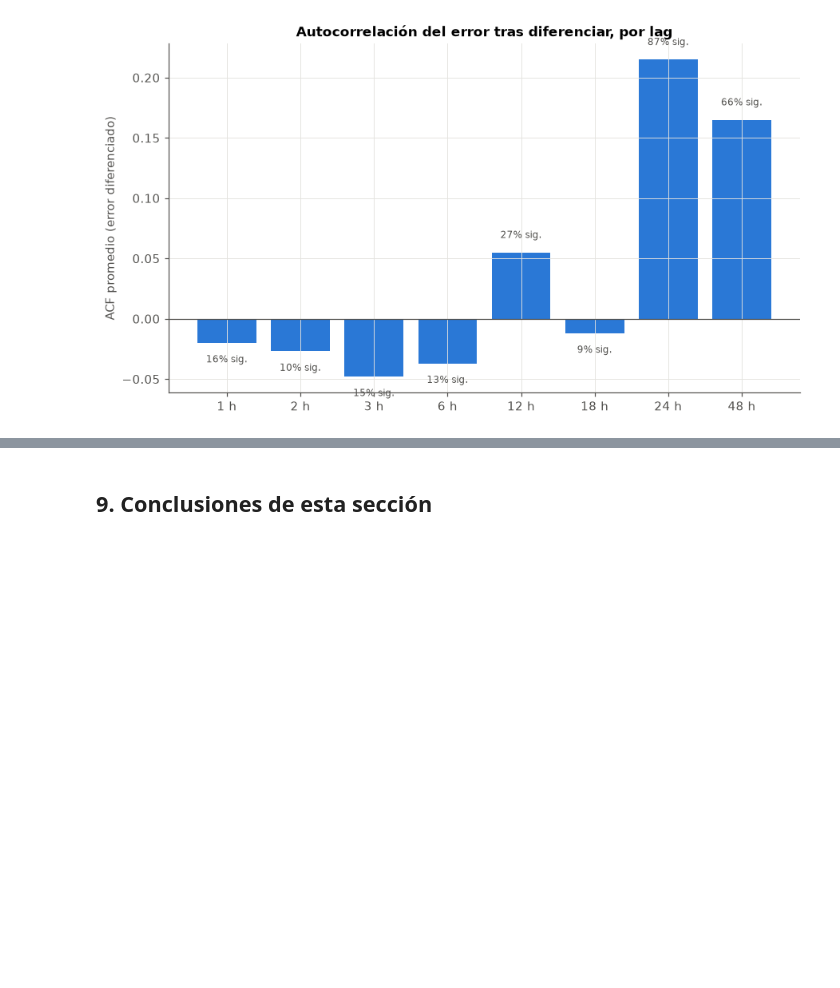
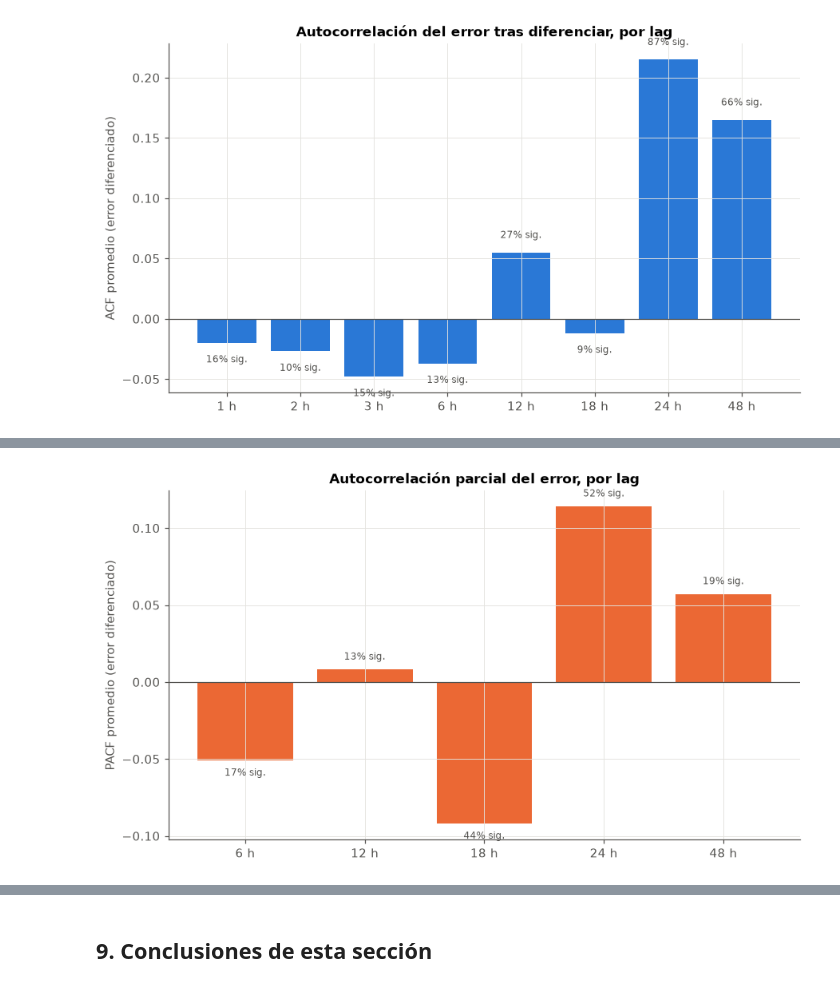
Before and after one commit to franconieto3/TPI_Taller_analisis_de_datos, a Jupyter notebook: TP3/notebooks/3_analisis_temporal.ipynb, the cells around one changed output, grey strips where cells are left out. Saved outputs shown, nothing was run; the diff lists cells and outputs as text; code cells hidden in the pictures; blank space fills up the shorter version.

```diff
--- a/TP3/notebooks/3_analisis_temporal.ipynb
+++ b/TP3/notebooks/3_analisis_temporal.ipynb
@@ -700,0 +747,12 @@ plt.show()
+# %%
+fig, ax = plt.subplots(figsize=(8, 4.5), constrained_layout=True)
+ax.bar([f'{l} h' for l in LAGS_PACF], resumen_pacf_error['PACF diferenciada (prom.)'], color=NARANJA)
+ax.axhline(0, color=GRIS_TEXTO, lw=0.8)
+ax.set(ylabel='PACF promedio (error diferenciado)', title='Autocorrelación parcial del error, por lag')
+for i, (v, pct) in enumerate(zip(resumen_pacf_error['PACF diferenciada (prom.)'], resumen_pacf_error['% significativo'])):
+    ax.text(i, v + (0.005 if v >= 0 else -0.005), f'{pct:.0f}% sig.', ha='center',
+            va='bottom' if v >= 0 else 'top', fontsize=8, color=GRIS_TEXTO)
+figuras['17_pacf_error_por_lag'] = fig
+plt.show()
+# %% [output]
+[figure, added]
```
Also changed, not shown: parts of 9 cells of this notebook, 1 other file.
